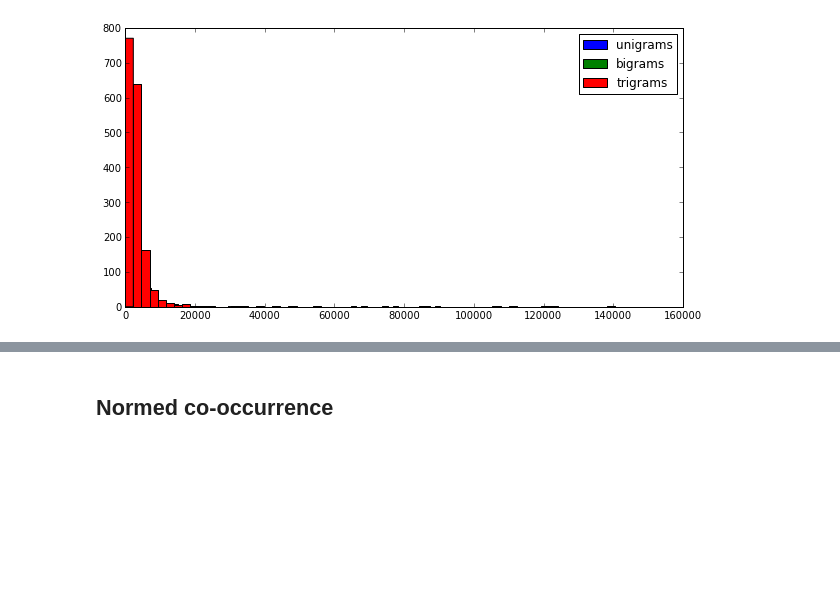
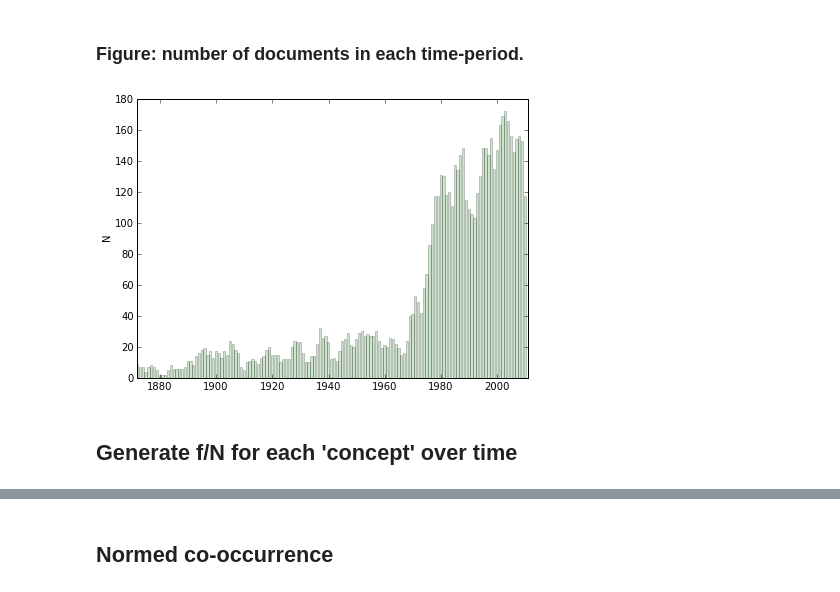
Before and after one commit to erickpeirson/Social-Dominance-in-Polistes, a Jupyter notebook: 20140419 - Guido co-occurrence.ipynb, the cells around one changed output, grey strips where cells are left out. Saved outputs shown, nothing was run; the diff lists cells and outputs as text; code cells hidden in the pictures; blank space fills up the shorter version.

```diff
--- a/20140419 - Guido co-occurrence.ipynb
+++ b/20140419 - Guido co-occurrence.ipynb
@@ -86,10 +66,13 @@ results = GraphCollection()
-# %%
-plt.figure(figsize=(10,5))
-plt.hist([len(v) for v in unigrams.values()], bins=60, label='unigrams')
-plt.hist([len(v) for v in bigrams.values()], bins=60, label='bigrams')
-plt.hist([len(v) for v in trigrams.values()], bins=60, label='trigrams')
-plt.legend()
-plt.show()
-# %% [output]
-[figure, removed]
+# %% [markdown]
+### Figure: number of documents in each time-period.
+# %%
+plt.figure(figsize=(7,5))
+plt.bar(np.array([ d for d in D.axes['date'].keys() ])-0.5 , N, alpha=0.2, color='g')
+plt.xlim(1872, 2011)
+plt.ylabel('N')
+plt.show()
+# %% [output]
+[figure, added]
+# %% [markdown]
+## Generate f/N for each 'concept' over time
 # %%
```
Also changed, not shown: parts of 56 cells of this notebook, 4 other files.
